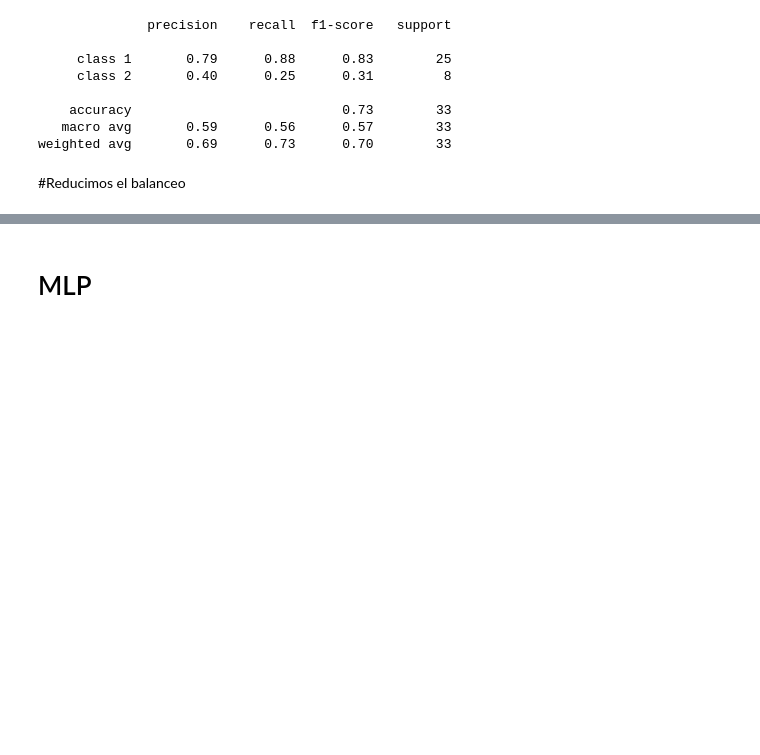
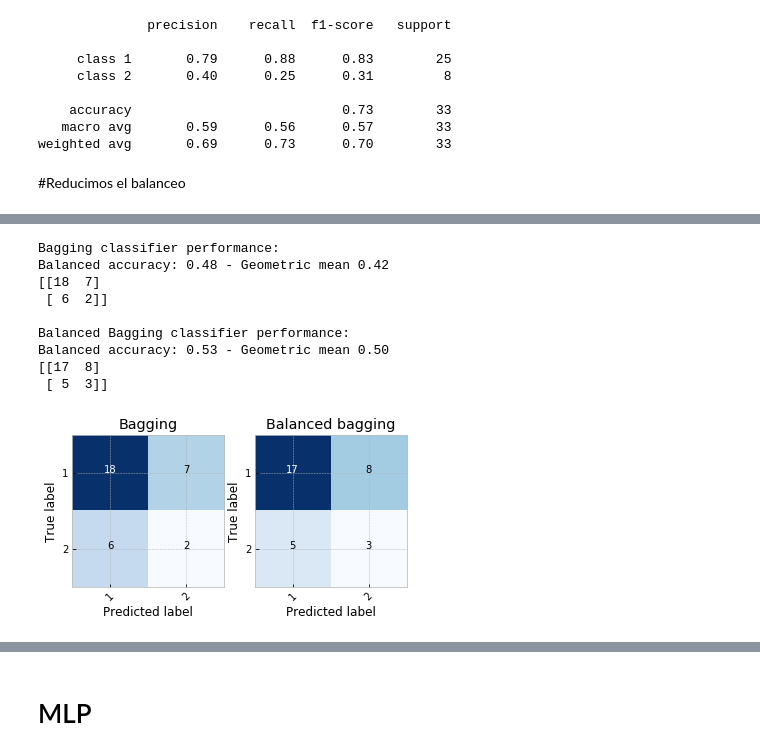
Before and after one commit to fire-classifying/fireclass, a Jupyter notebook: fire_classify_2classes.ipynb, the cells around one changed output, grey strips where cells are left out. Cells and saved outputs as stored; diff of their text form; code cells hidden in the pictures; blank space fills up the shorter version.

```diff
--- a/fire_classify_2classes.ipynb
+++ b/fire_classify_2classes.ipynb
@@ -513,0 +566,42 @@ weighted avg       0.69      0.73      0.70        33
+# %%
+## Classification using bagging classifier with and without sampling
+from imblearn.ensemble import BalancedBaggingClassifier
+
+
+bagging = BaggingClassifier(n_estimators=50, random_state=0, n_jobs=-1)
+balanced_bagging = BalancedBaggingClassifier(n_estimators=50, random_state=0,
+                                             n_jobs=-1)
+
+bagging.fit(X_train, y_train)
+balanced_bagging.fit(X_train, y_train)
+
+y_pred_bc = bagging.predict(X_test)
+y_pred_bbc = balanced_bagging.predict(X_test)
+# %%
+print('Bagging classifier performance:')
+print('Balanced accuracy: {:.2f} - Geometric mean {:.2f}'
+      .format(balanced_accuracy_score(y_test, y_pred_bc),
+              geometric_mean_score(y_test, y_pred_bc)))
+cm_bagging = confusion_matrix(y_test, y_pred_bc)
+fig, ax = plt.subplots(ncols=2)
+plot_confusion_matrix(cm_bagging, classes=np.unique(outputs), ax=ax[0],
+                      title='Bagging')
+
+print('Balanced Bagging classifier performance:')
+print('Balanced accuracy: {:.2f} - Geometric mean {:.2f}'
+      .format(balanced_accuracy_score(y_test, y_pred_bbc),
+              geometric_mean_score(y_test, y_pred_bbc)))
+cm_balanced_bagging = confusion_matrix(y_test, y_pred_bbc)
+plot_confusion_matrix(cm_balanced_bagging, classes=np.unique(outputs),
+                      ax=ax[1], title='Balanced bagging')
+# %% [output]
+Bagging classifier performance:
+Balanced accuracy: 0.48 - Geometric mean 0.42
+[[18  7]
+ [ 6  2]]
+
+Balanced Bagging classifier performance:
+Balanced accuracy: 0.53 - Geometric mean 0.50
+[[17  8]
+ [ 5  3]]
+[figure, added]
```
Also changed, not shown: parts of 10 cells of this notebook.
